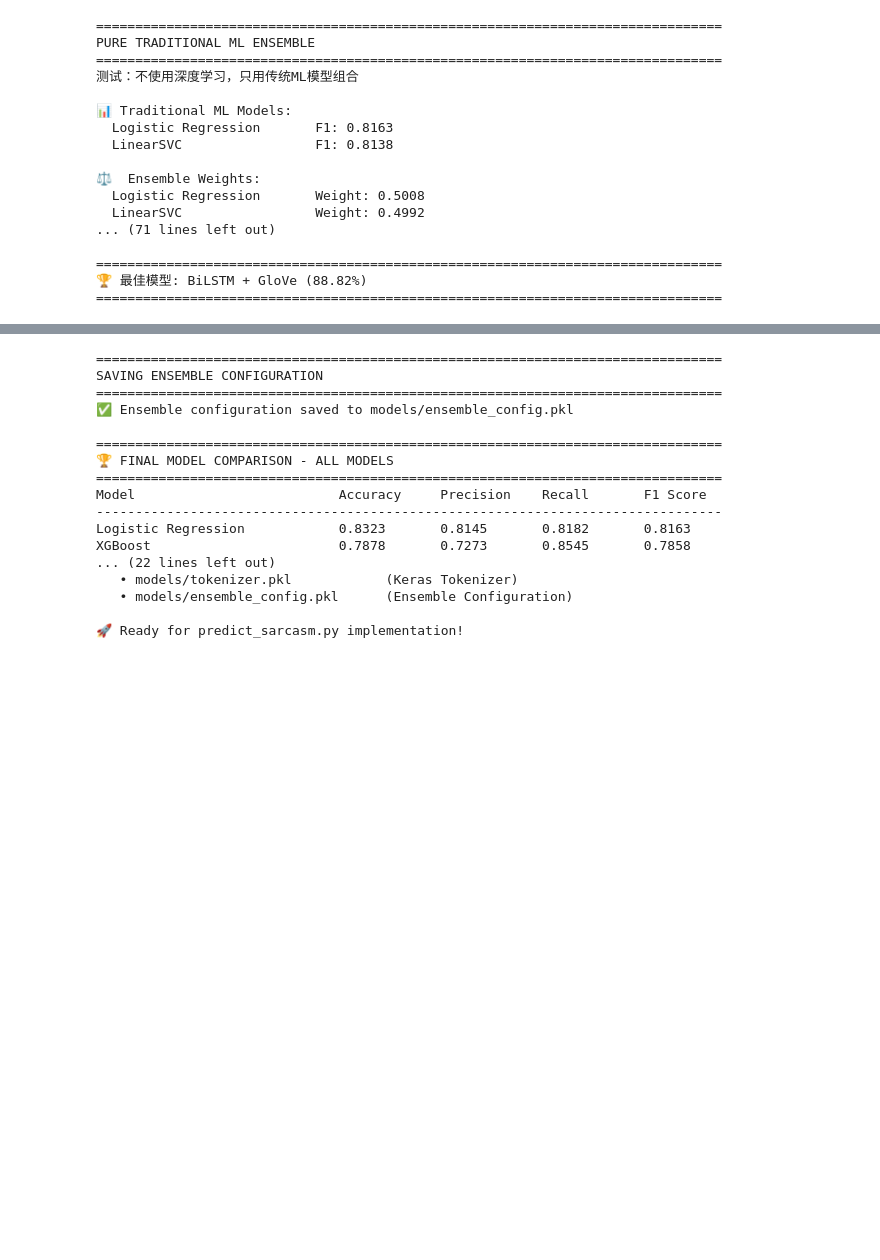
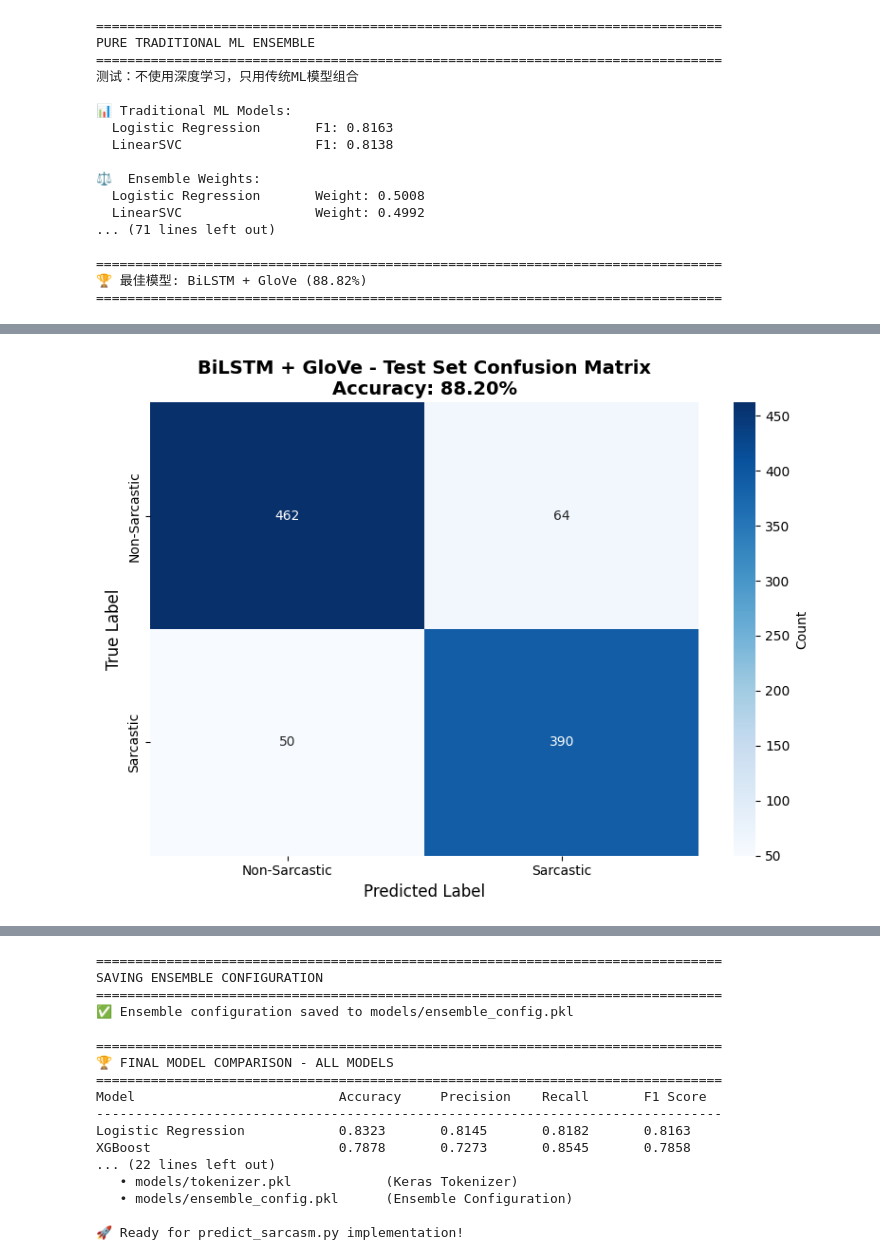
Before and after one commit to SiruipThree/CS461_FinalProject, a Jupyter notebook: SarcasmDetection.ipynb, the cells around one changed output, grey strips where cells are left out. Drawn from its saved outputs; the diff is of its cells as text; code cells hidden in the pictures; blank space fills up the shorter version.

```diff
--- a/SarcasmDetection.ipynb
+++ b/SarcasmDetection.ipynb
@@ -2601,3 +2616,93 @@ PURE TRADITIONAL ML ENSEMBLE
 ================================================================================
 🏆 最佳模型: BiLSTM + GloVe (88.82%)
 ================================================================================
+# %%
+# ================================================================================
+# 最终验证：在测试集上评估BiLSTM+GloVe模型
+# ================================================================================
+print("="*80)
+print("FINAL MODEL EVALUATION ON TEST SET")
+print("="*80)
+
+from sklearn.metrics import accuracy_score, precision_score, recall_score, f1_score
+from sklearn.metrics import classification_report, confusion_matrix
+import matplotlib.pyplot as plt
+import seaborn as sns
+
+# 确认数据集信息
+print("\n📊 Dataset Information:")
+print(f"  Training set:   {len(train_df)} samples")
+print(f"  Test set:       {len(test_df)} samples")
+print(f"  Test set file:  test.csv")
+
+# 在测试集上预测
+print("\n⏳ Predicting on test set...")
+y_pred_final_prob = glove_model.predict(X_test_pad, verbose=0)
+y_pred_final = (y_pred_final_prob > 0.5).astype(int).flatten()
+
+# 真实标签
+y_true = test_df['label'].values
+
+# 计算所有指标
+final_test_accuracy = accuracy_score(y_true, y_pred_final)
+final_test_precision = precision_score(y_true, y_pred_final)
+final_test_recall = recall_score(y_true, y_pred_final)
+final_test_f1 = f1_score(y_true, y_pred_final)
+
+print("\n" + "="*80)
+print("🎯 BiLSTM + GloVe - FINAL TEST SET PERFORMANCE")
+print("="*80)
+print(f"\n✅ Accuracy:  {final_test_accuracy:.4f} ({final_test_accuracy*100:.2f}%)")
+print(f"   Precision: {final_test_precision:.4f}")
+print(f"   Recall:    {final_test_recall:.4f}")
+print(f"   F1 Score:  {final_test_f1:.4f}")
+
+print("\n" + "="*80)
+print("Detailed Classification Report:")
+print("="*80)
+print(classification_report(y_true, y_pred_final,
+                          target_names=['Non-Sarcastic (0)', 'Sarcastic (1)'],
+                          digits=4))
+
+# 混淆矩阵
+cm = confusion_matrix(y_true, y_pred_final)
+print("\n" + "="*80)
+print("Confusion Matrix:")
+print("="*80)
+print(f"\n                    Predicted")
+print(f"                Non-Sarcastic  Sarcastic")
+print(f"Actual Non-Sarcastic    {cm[0,0]:<6d}       {cm[0,1]:<6d}")
+print(f"       Sarcastic        {cm[1,0]:<6d}       {cm[1,1]:<6d}")
+
+# 计算详细统计
+tn, fp, fn, tp = cm.ravel()
+print(f"\nDetailed Statistics:")
+print(f"  True Negatives (TN):  {tn} - Correctly identified non-sarcastic")
+print(f"  False Positives (FP): {fp} - Non-sarcastic misclassified as sarcastic")
+print(f"  False Negatives (FN): {fn} - Sarcastic misclassified as non-sarcastic")
+print(f"  True Positives (TP):  {tp} - Correctly identified sarcastic")
+
+# 可视化混淆矩阵
+plt.figure(figsize=(8, 6))
+sns.heatmap(cm, annot=True, fmt='d', cmap='Blues',
+            xticklabels=['Non-Sarcastic', 'Sarcastic'],
+            yticklabels=['Non-Sarcastic', 'Sarcastic'],
+            cbar_kws={'label': 'Count'})
+plt.title(f'BiLSTM + GloVe - Test Set Confusion Matrix\nAccuracy: {final_test_accuracy*100:.2f}%',
+          fontsize=14, fontweight='bold')
+plt.ylabel('True Label', fontsize=12)
+plt.xlabel('Predicted Label', fontsize=12)
+plt.tight_layout()
+plt.show()
+
+# 最终确认
+print("\n" + "="*80)
+print("✅ CONFIRMATION")
+print("="*80)
+print(f"\n这个结果是在 TEST SET (test.csv) 上评估的")
+print(f"测试集样本数: {len(test_df)}")
+print(f"最终准确率: {final_test_accuracy*100:.2f}%")
+print(f"最终F1分数: {final_test_f1:.4f}")
+print("\n💡 这是模型在完全未见过的数据上的真实性能！")
+print("="*80)
+# %% [output]
@@ -2603,0 +2726 @@ PURE TRADITIONAL ML ENSEMBLE
+[figure, added]
```
Also changed, not shown: parts of 16 cells of this notebook, 13 other files.
